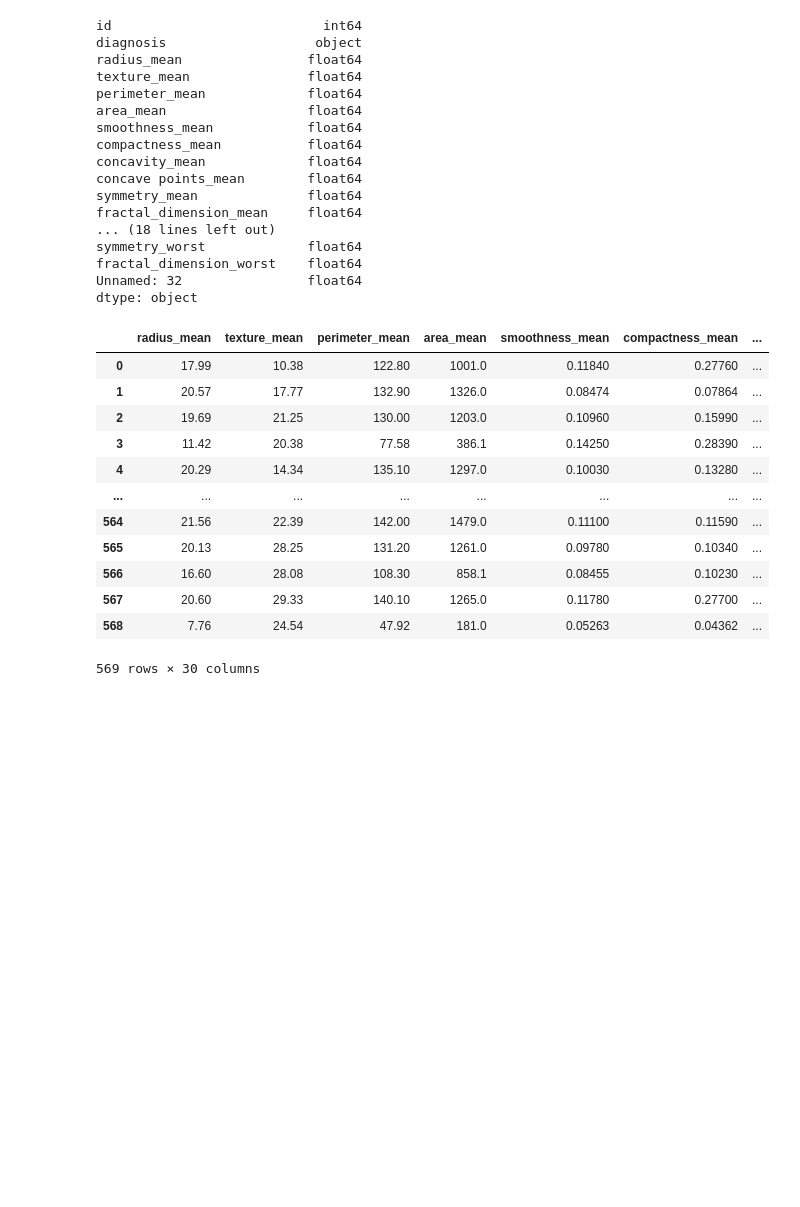
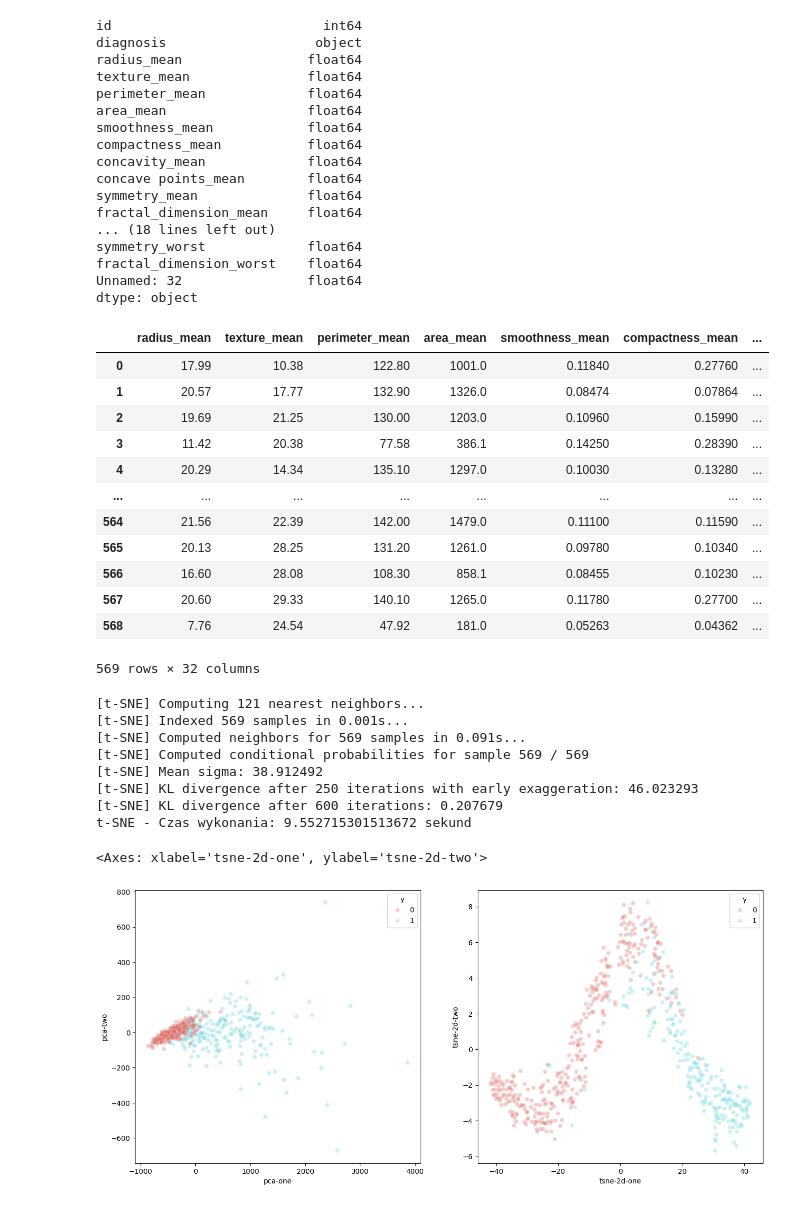
Before and after one commit to MariuszAKS/MachineLearning-JupyterNotebooks, a Jupyter notebook: DimensionReduction.ipynb, the cells around one changed output. Cells and saved outputs as stored; diff of their text form; code cells hidden in the pictures; blank space fills up the shorter version.

```diff
--- a/DimensionReduction.ipynb
+++ b/DimensionReduction.ipynb
@@ -125,7 +143,7 @@ sns.scatterplot(
 # %% [markdown]
 # Breast-Cancer-Wisconsin-DataSet
 # %%
-dataframe = pd.read_csv('data.csv')
+dataframe = pd.read_csv('bcwd.csv')
 dataframe
 # %% [output]
 |  | id | diagnosis | radius_mean | texture_mean | perimeter_mean | area_mean | smoothness_mean | ... |
@@ -169,6 +187,8 @@ dataframe.drop('diagnosis', axis=1, inplace=True)
 dataframe.drop('Unnamed: 32', axis=1, inplace=True)
 # Malignant - złośliwy - 1
 # Benign    - łagodny  - 0
+dataframe['y'] = Y
+dataframe['label'] = dataframe['y'].apply(lambda i: str(i))
 dataframe
 # %% [output]
 |  | radius_mean | texture_mean | perimeter_mean | area_mean | smoothness_mean | compactness_mean | ... |
@@ -183,4 +203,4 @@ dataframe
 | 566 | 16.60 | 28.08 | 108.30 | 858.1 | 0.08455 | 0.10230 | ... |
 | 567 | 20.60 | 29.33 | 140.10 | 1265.0 | 0.11780 | 0.27700 | ... |
 | 568 | 7.76 | 24.54 | 47.92 | 181.0 | 0.05263 | 0.04362 | ... |
-569 rows × 30 columns
+569 rows × 32 columns
@@ -197,0 +207,72 @@ df_subset['tsne-2d-two'] = tsne_results[:,1]
+# %%
+feat_cols = dataframe.columns.values.tolist()
+dataframe.columns = feat_cols
+
+np.random.seed(42)
+rndperm = np.random.permutation(dataframe.shape[0])
+
+N = dataframe.shape[0]
+df_subset = None
+df_subset = dataframe.loc[rndperm[:N],:].copy()
+data_subset = df_subset[feat_cols].values
+
+
+
+# PCA
+pca = PCA(n_components=3)
+pca_result = pca.fit_transform(data_subset)
+
+df_subset['pca-one'] = pca_result[:,0]
+df_subset['pca-two'] = pca_result[:,1]
+df_subset['pca-three'] = pca_result[:,2]
+
+
+
+# t-SNE
+time_start = time.time()
+tsne = TSNE(n_components=2, verbose=1, perplexity=40, n_iter=600)
+tsne_results = tsne.fit_transform(data_subset)
+
+print('t-SNE - Czas wykonania: {} sekund'.format(time.time()-time_start))
+
+df_subset['tsne-2d-one'] = tsne_results[:,0]
+df_subset['tsne-2d-two'] = tsne_results[:,1]
+
+
+
+# Porównanie PCA i t-SNE
+
+plt.figure(figsize=(16,7))
+
+ax1 = plt.subplot(1, 2, 1)
+sns.scatterplot(
+    x="pca-one", y="pca-two",
+    hue="y",
+    palette=sns.color_palette("hls", 2),
+    data=df_subset,
+    legend="full",
+    alpha=0.3,
+    ax=ax1
+)
+
+ax2 = plt.subplot(1, 2, 2)
+sns.scatterplot(
+    x="tsne-2d-one", y="tsne-2d-two",
+    hue="y",
+    palette=sns.color_palette("hls", 2),
+    data=df_subset,
+    legend="full",
+    alpha=0.3,
+    ax=ax2
+)
+# %% [output]
+[t-SNE] Computing 121 nearest neighbors...
+[t-SNE] Indexed 569 samples in 0.001s...
+[t-SNE] Computed neighbors for 569 samples in 0.091s...
+[t-SNE] Computed conditional probabilities for sample 569 / 569
+[t-SNE] Mean sigma: 38.912492
+[t-SNE] KL divergence after 250 iterations with early exaggeration: 46.023293
+[t-SNE] KL divergence after 600 iterations: 0.207679
+t-SNE - Czas wykonania: 9.552715301513672 sekund
+<Axes: xlabel='tsne-2d-one', ylabel='tsne-2d-two'>
+[figure, added]
```
Also changed, not shown: parts of 4 cells of this notebook.
